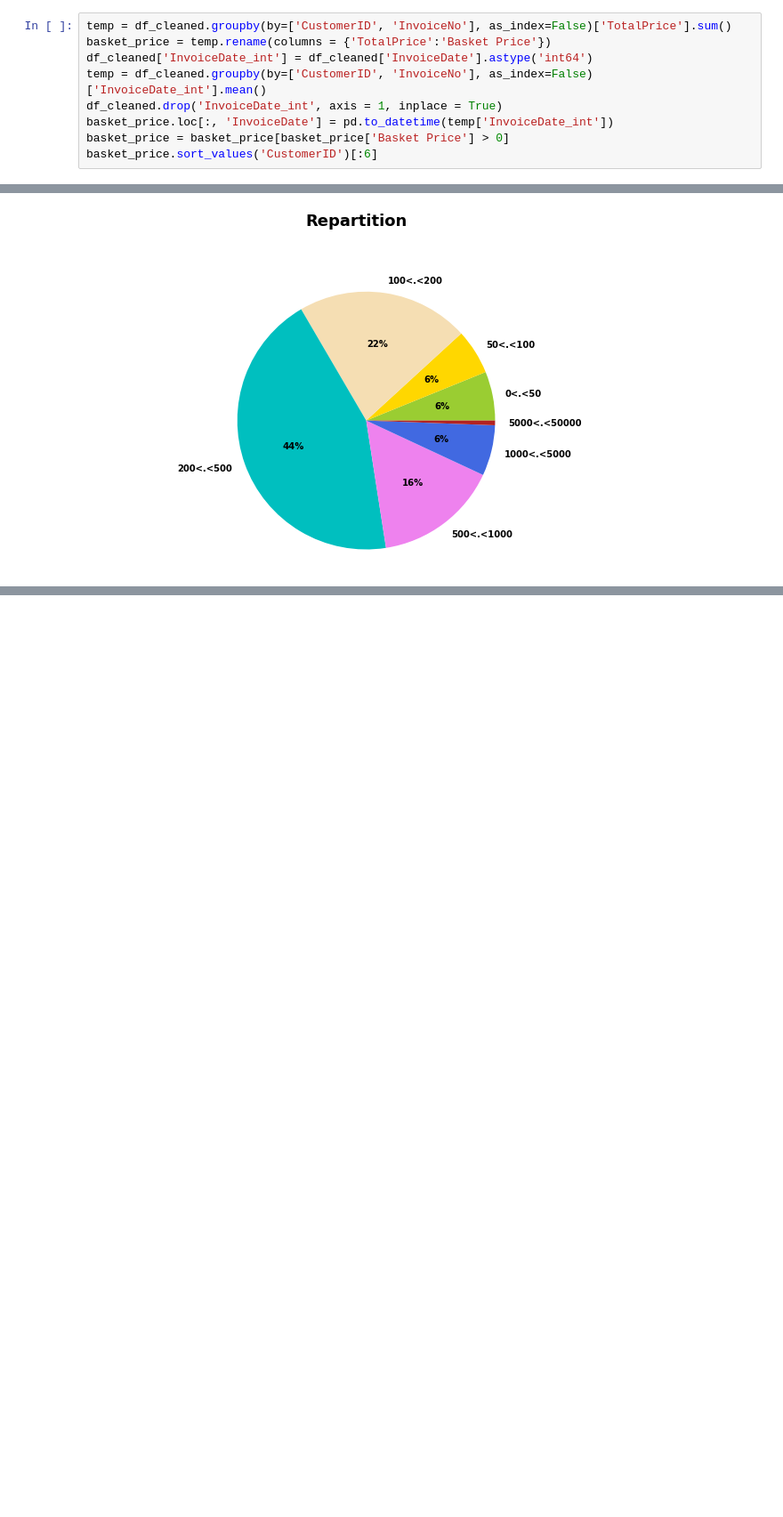
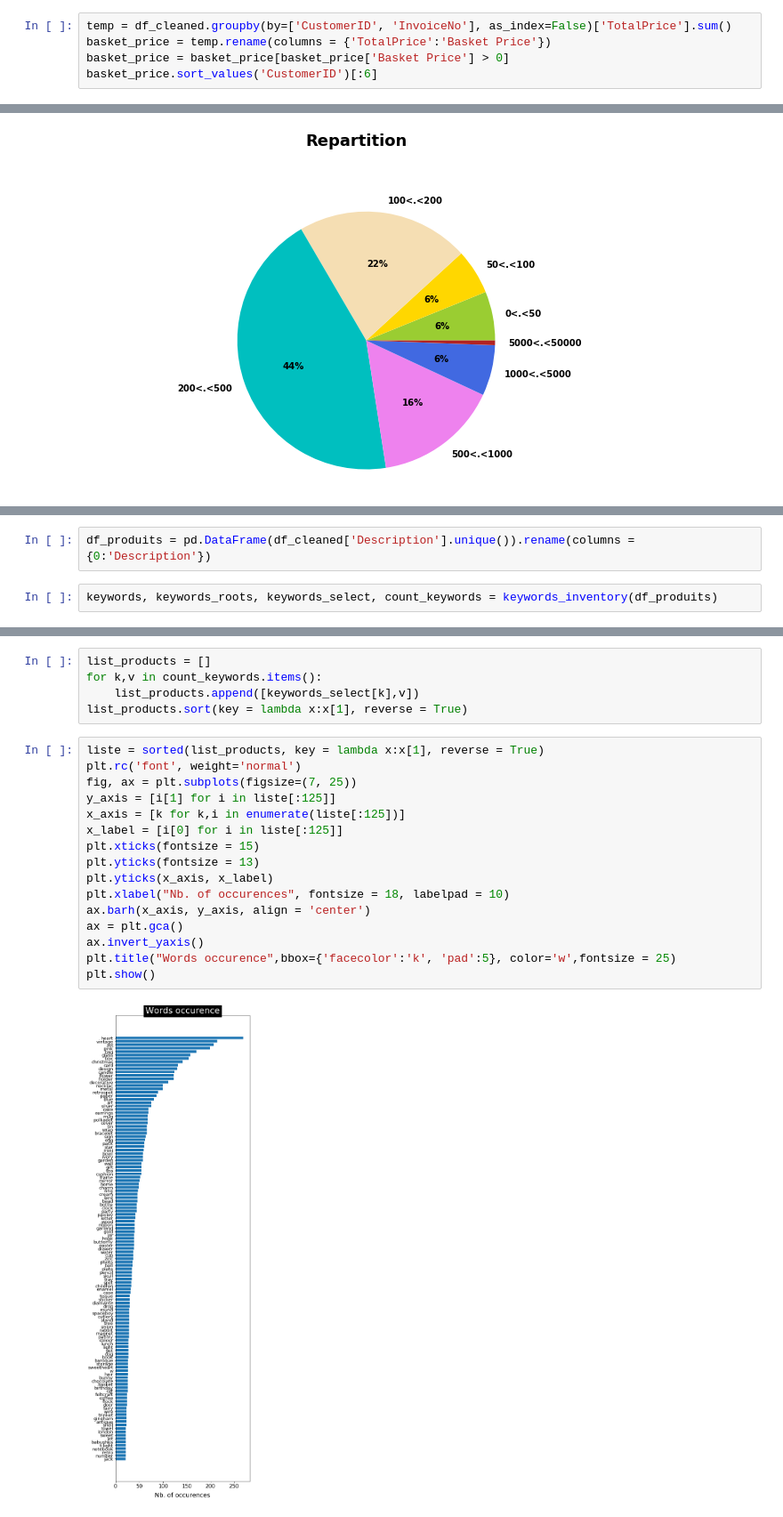
Before and after one commit to 23subbhashit/Ecommerce, a Jupyter notebook: E_commerce.ipynb, the cells around one changed output, grey strips where cells are left out. Shown at 89% size. Saved outputs shown, nothing was run; the diff lists cells and outputs as text; blank space fills up the shorter version.

```diff
--- a/E_commerce.ipynb
+++ b/E_commerce.ipynb
@@ -190,9 +197,5 @@ df_cleaned.sort_values('CustomerID')[:5]
 # %%
 temp = df_cleaned.groupby(by=['CustomerID', 'InvoiceNo'], as_index=False)['TotalPrice'].sum()
 basket_price = temp.rename(columns = {'TotalPrice':'Basket Price'})
-df_cleaned['InvoiceDate_int'] = df_cleaned['InvoiceDate'].astype('int64')
-temp = df_cleaned.groupby(by=['CustomerID', 'InvoiceNo'], as_index=False)['InvoiceDate_int'].mean()
-df_cleaned.drop('InvoiceDate_int', axis = 1, inplace = True)
-basket_price.loc[:, 'InvoiceDate'] = pd.to_datetime(temp['InvoiceDate_int'])
 basket_price = basket_price[basket_price['Basket Price'] > 0]
 basket_price.sort_values('CustomerID')[:6]
@@ -221,0 +272,4 @@ Text(0.5, 1.01, 'Repartition')
+# %%
+df_produits = pd.DataFrame(df_cleaned['Description'].unique()).rename(columns = {0:'Description'})
+# %%
+keywords, keywords_roots, keywords_select, count_keywords = keywords_inventory(df_produits)
@@ -222,3 +299,26 @@ Text(0.5, 1.01, 'Repartition')
+# %%
+list_products = []
+for k,v in count_keywords.items():
+    list_products.append([keywords_select[k],v])
+list_products.sort(key = lambda x:x[1], reverse = True)
+# %%
+liste = sorted(list_products, key = lambda x:x[1], reverse = True)
+plt.rc('font', weight='normal')
+fig, ax = plt.subplots(figsize=(7, 25))
+y_axis = [i[1] for i in liste[:125]]
+x_axis = [k for k,i in enumerate(liste[:125])]
+x_label = [i[0] for i in liste[:125]]
+plt.xticks(fontsize = 15)
+plt.yticks(fontsize = 13)
+plt.yticks(x_axis, x_label)
+plt.xlabel("Nb. of occurences", fontsize = 18, labelpad = 10)
+ax.barh(x_axis, y_axis, align = 'center')
+ax = plt.gca()
+ax.invert_yaxis()
+plt.title("Words occurence",bbox={'facecolor':'k', 'pad':5}, color='w',fontsize = 25)
+plt.show()
+# %% [output]
+[figure, added]
 # %%
 liste_produits = df_cleaned['Description'].unique()
 X = pd.DataFrame()
```
Also changed, not shown: parts of 13 cells of this notebook.
